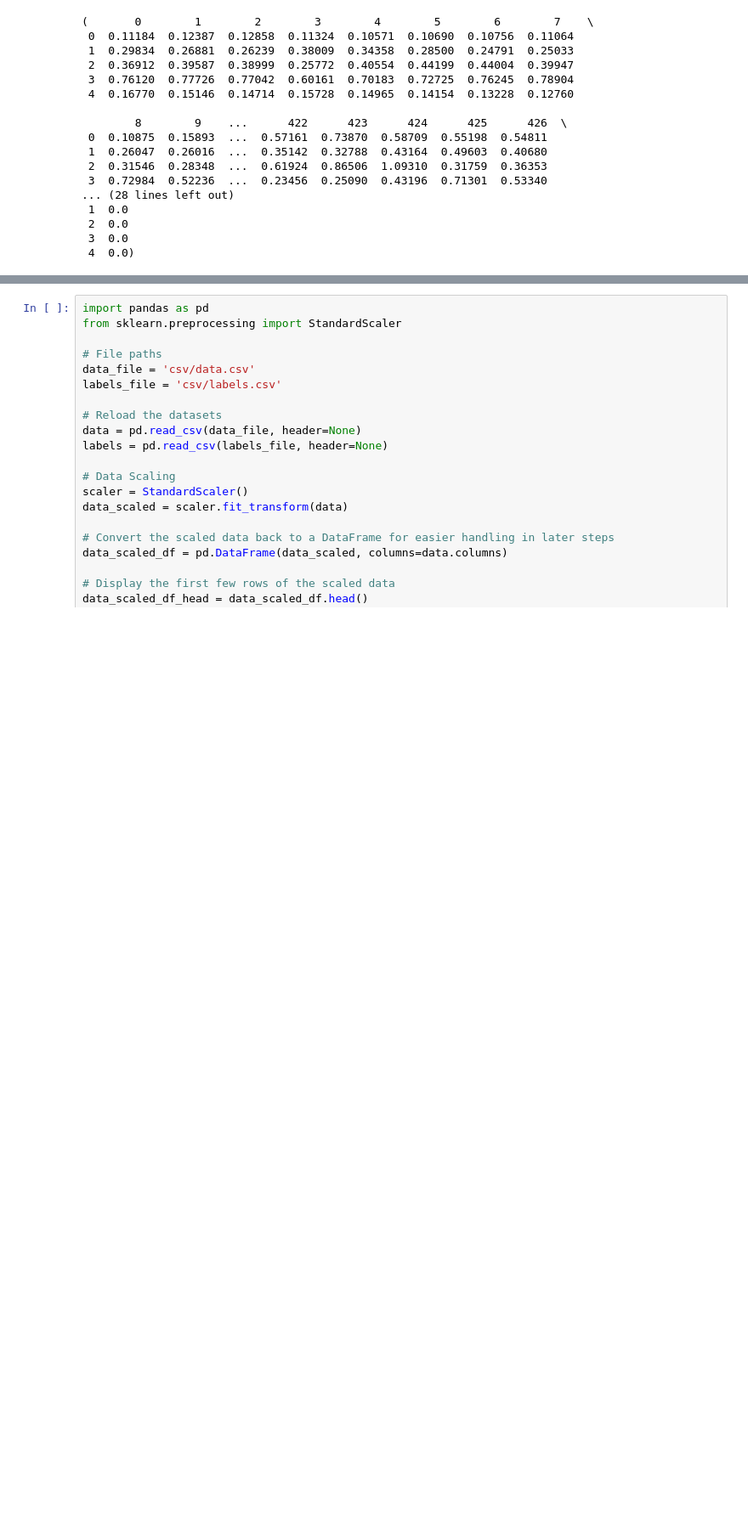
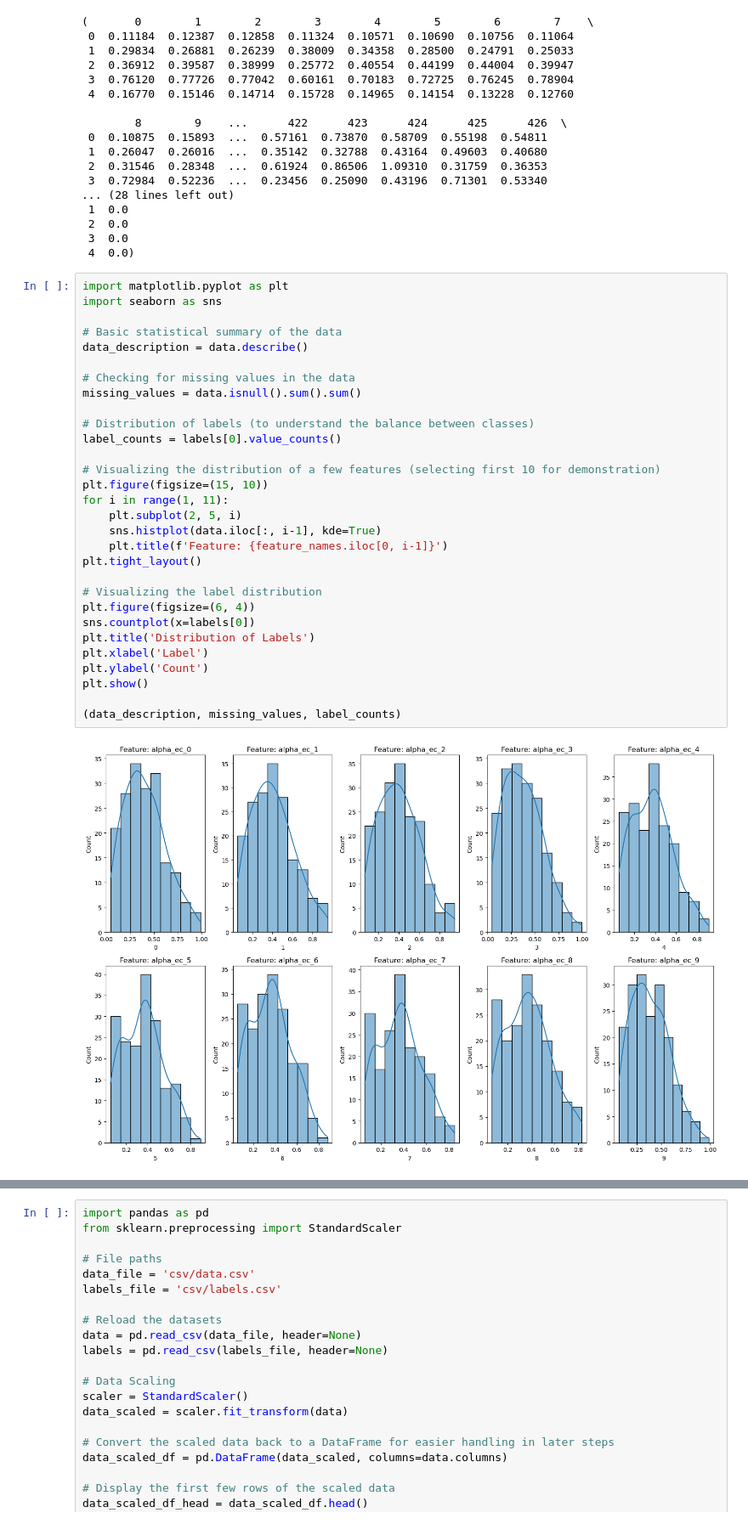
Before and after one commit to AlexandruRO45/ML_DS_Case_Studies, a Jupyter notebook: Feature engineering/Case_Study_3.ipynb, the cells around one changed output, grey strips where cells are left out. Shown: that part at 85% size. Drawn from its saved outputs; the diff is of its cells as text; blank space fills up the shorter version.

```diff
--- a/Feature engineering/Case_Study_3.ipynb
+++ b/Feature engineering/Case_Study_3.ipynb
@@ -151,3 +151,35 @@ data_head, feature_names_head, labels_head
  2  0.0
  3  0.0
  4  0.0)
+# %%
+import matplotlib.pyplot as plt
+import seaborn as sns
+
+# Basic statistical summary of the data
+data_description = data.describe()
+
+# Checking for missing values in the data
+missing_values = data.isnull().sum().sum()
+
+# Distribution of labels (to understand the balance between classes)
+label_counts = labels[0].value_counts()
+
+# Visualizing the distribution of a few features (selecting first 10 for demonstration)
+plt.figure(figsize=(15, 10))
+for i in range(1, 11):
+    plt.subplot(2, 5, i)
+    sns.histplot(data.iloc[:, i-1], kde=True)
+    plt.title(f'Feature: {feature_names.iloc[0, i-1]}')
+plt.tight_layout()
+
+# Visualizing the label distribution
+plt.figure(figsize=(6, 4))
+sns.countplot(x=labels[0])
+plt.title('Distribution of Labels')
+plt.xlabel('Label')
+plt.ylabel('Count')
+plt.show()
+
+(data_description, missing_values, label_counts)
+# %% [output]
+[figure, added]
```
Also changed, not shown: parts of 24 cells of this notebook.
